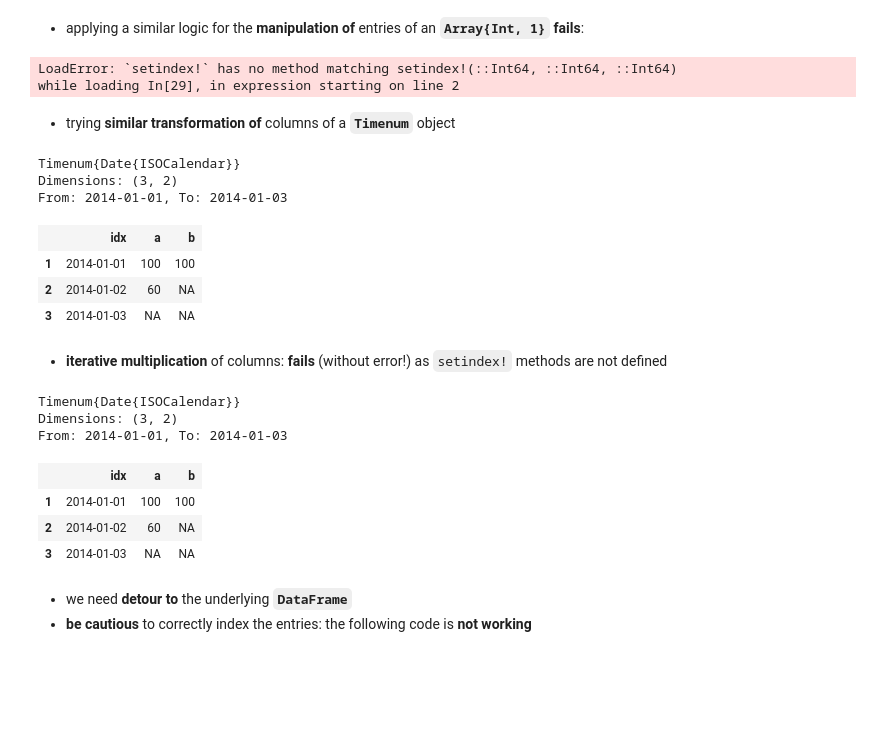
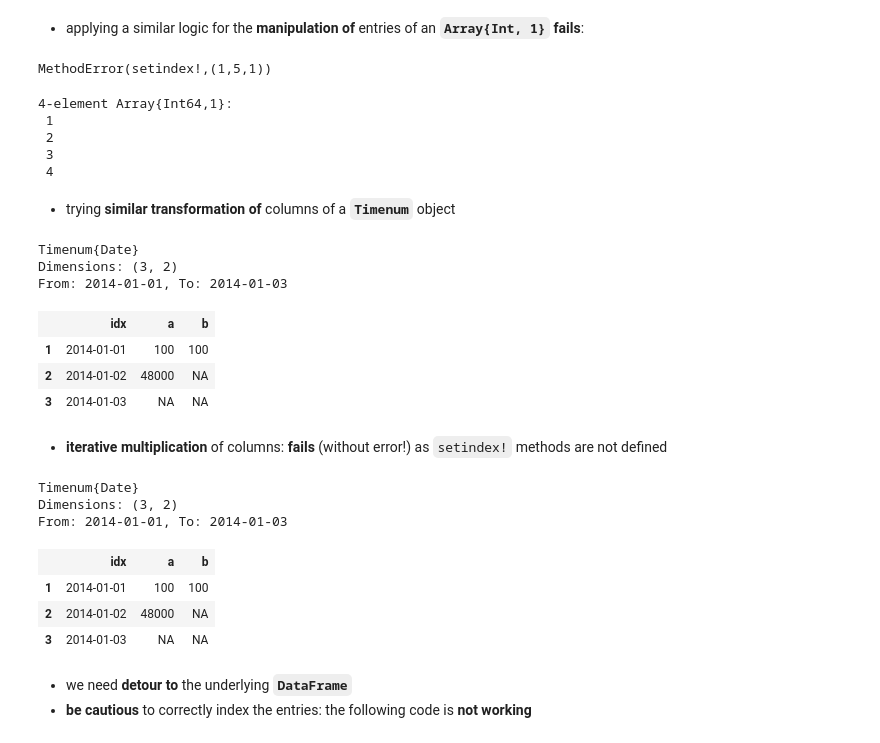
Before and after one commit to JuliaFinMetriX/JupyterApps, a Jupyter notebook: julia/iterators_comprehensions_and_map.ipynb, the cells around one changed output. Drawn from its saved outputs; the diff is of its cells as text; code cells hidden in the pictures; blank space fills up the shorter version.

```diff
--- a/julia/iterators_comprehensions_and_map.ipynb
+++ b/julia/iterators_comprehensions_and_map.ipynb
@@ -312,40 +334,48 @@ df
 - applying a similar logic for the **manipulation of** entries of an **`Array{Int, 1}` fails**:
 # %%
 kk = [1, 2, 3, 4]
-for entry in kk
-    entry[1] = entry*5
+try
+    for entry in kk
+        entry[1] = entry*5
+    end
+catch e
+    show(e)
 end
 kk
 # %% [output]
-LoadError: `setindex!` has no method matching setindex!(::Int64, ::Int64, ::Int64)
-while loading In[29], in expression starting on line 2
+MethodError(setindex!,(1,5,1))
+4-element Array{Int64,1}:
+ 1
+ 2
+ 3
+ 4
 # %% [markdown]
 - trying **similar transformation of** columns of a **`Timenum`** object
 # %%
-dats = [date(2014,1,1):date(2014,1,3)]
+dats = [Date(2014,1,1):Date(2014,1,3)]
 tn = Timenum(df, dats)
 # %% [output]
-Timenum{Date{ISOCalendar}}
+Timenum{Date}
 Dimensions: (3, 2)
 From: 2014-01-01, To: 2014-01-03
 |  | idx | a | b |
 | 1 | 2014-01-01 | 100 | 100 |
-| 2 | 2014-01-02 | 60 | NA |
+| 2 | 2014-01-02 | 48000 | NA |
 | 3 | 2014-01-03 | NA | NA |
 # %% [markdown]
  - **iterative multiplication** of columns: **fails** (without error!) as `setindex!` methods are not defined
 # %%
-for col in eachcol(tn)
+for col in eachvar(tn)
     col = col.*2
 end
 tn
 # %% [output]
-Timenum{Date{ISOCalendar}}
+Timenum{Date}
 Dimensions: (3, 2)
 From: 2014-01-01, To: 2014-01-03
 |  | idx | a | b |
 | 1 | 2014-01-01 | 100 | 100 |
-| 2 | 2014-01-02 | 60 | NA |
+| 2 | 2014-01-02 | 48000 | NA |
 | 3 | 2014-01-03 | NA | NA |
 # %% [markdown]
 - we need **detour to** the underlying **`DataFrame`**
```
Also changed, not shown: parts of 28 cells of this notebook, 2 other files.
